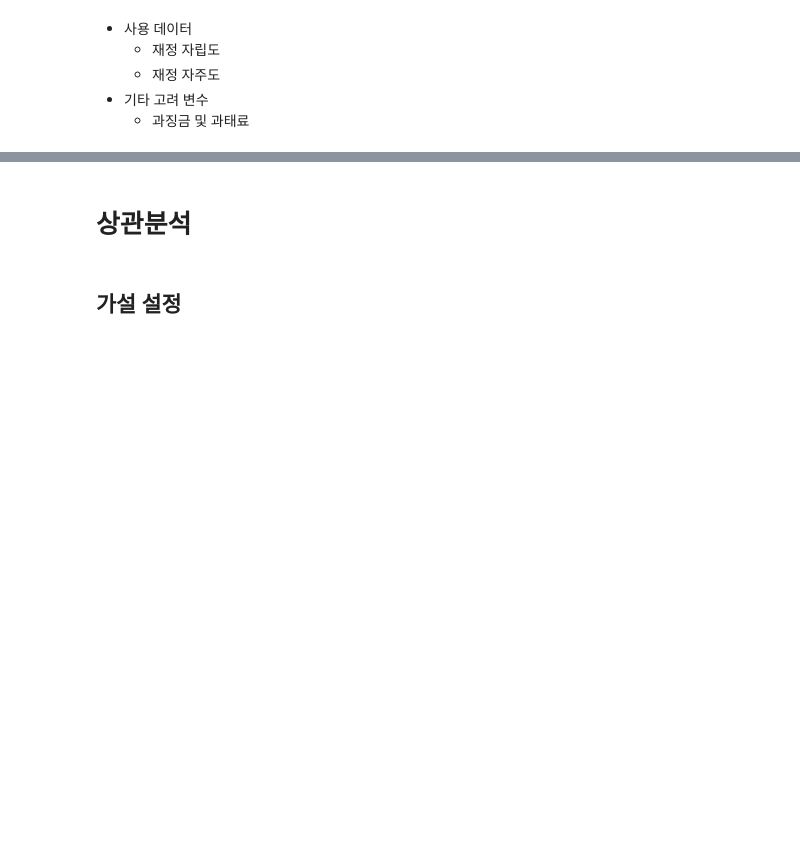
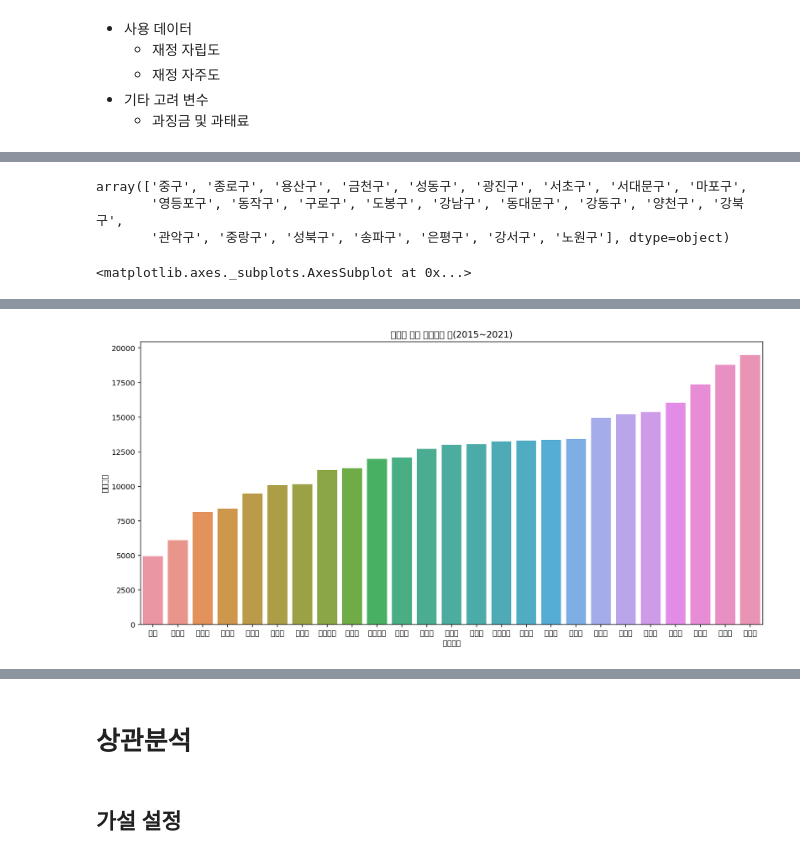
Before and after one commit to H-Jaeseok/SDAproject, a Jupyter notebook: SDA_Term_Project.ipynb, the cells around one changed output, grey strips where cells are left out. Cells and saved outputs as stored; diff of their text form; code cells hidden in the pictures; blank space fills up the shorter version.

```diff
--- a/SDA_Term_Project.ipynb
+++ b/SDA_Term_Project.ipynb
@@ -43,0 +197,14 @@ df7 = read_excel('https://github.com/mjuppp1/SDA2022/blob/main/data/%ED%8A%B9%EB
+# %%
+df_1_melt.sort_values("사망건수")["자치구별"].unique()
+# %% [output]
+array(['중구', '종로구', '용산구', '금천구', '성동구', '광진구', '서초구', '서대문구', '마포구',
+       '영등포구', '동작구', '구로구', '도봉구', '강남구', '동대문구', '강동구', '양천구', '강북구',
+       '관악구', '중랑구', '성북구', '송파구', '은평구', '강서구', '노원구'], dtype=object)
+# %%
+plt.figure(figsize=(15, 7))
+df_temp = df_1_melt.drop(columns="연도").groupby("자치구별").sum().reset_index().sort_values("사망건수")
+plt.title("서울시 구별 사망건수 합(2015~2021)")
+sns.barplot(x=df_temp["자치구별"],
+            y=df_temp["사망건수"])
+# %% [output]
+<matplotlib.axes._subplots.AxesSubplot at 0x...>
@@ -43,0 +212 @@ df7 = read_excel('https://github.com/mjuppp1/SDA2022/blob/main/data/%ED%8A%B9%EB
+[figure, added]
```
Also changed, not shown: parts of 71 cells of this notebook.
